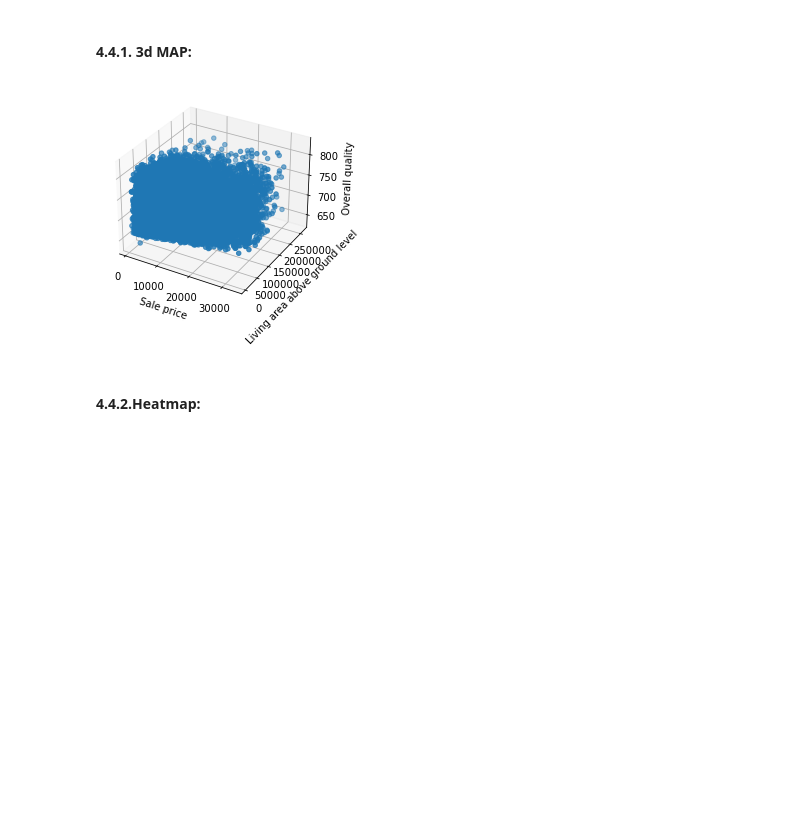
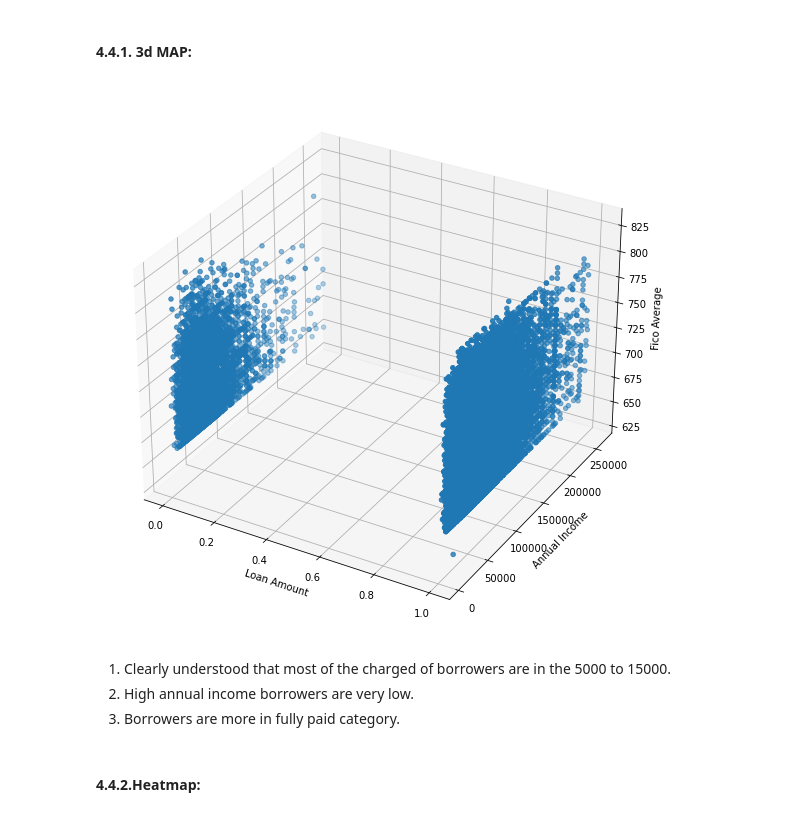
Before and after one commit to rooplaxmidesai/homework, a Jupyter notebook: week_24/Project_Master.ipynb, the cells around one changed output. Saved outputs shown, nothing was run; the diff lists cells and outputs as text; code cells hidden in the pictures; blank space fills up the shorter version.

```diff
--- a/week_24/Project_Master.ipynb
+++ b/week_24/Project_Master.ipynb
@@ -511,22 +524,25 @@ loans_df = loans_df.drop('addr_state',axis=1)
 # %%
 from mpl_toolkits.mplot3d import Axes3D
 
-
-fig = plt.figure()
+fig = plt.figure(figsize=(10,10))
 ax = fig.add_subplot(projection = '3d')
 
-x = loans_df['loan_amnt']
+x = loans_df['loan_status']
 y = loans_df['annual_inc']
 z = loans_df['fico_average']
 
 ax.scatter(x, y, z)
-ax.set_xlabel("Sale price")
-ax.set_ylabel("Living area above ground level")
-ax.set_zlabel("Overall quality")
+ax.set_xlabel("Loan Amount")
+ax.set_ylabel("Annual Income")
+ax.set_zlabel("Fico Average")
 
 plt.show()
 # %% [output]
-[figure, old version]
+[figure, new version]
+# %% [markdown]
+1. Clearly understood that most of the charged of borrowers are in the 5000 to 15000.
+2. High annual income borrowers are very low.
+3. Borrowers are more in fully paid category.
 # %% [markdown]
 #### 4.4.2.Heatmap:
 # %%
```
Also changed, not shown: parts of 32 cells of this notebook.
